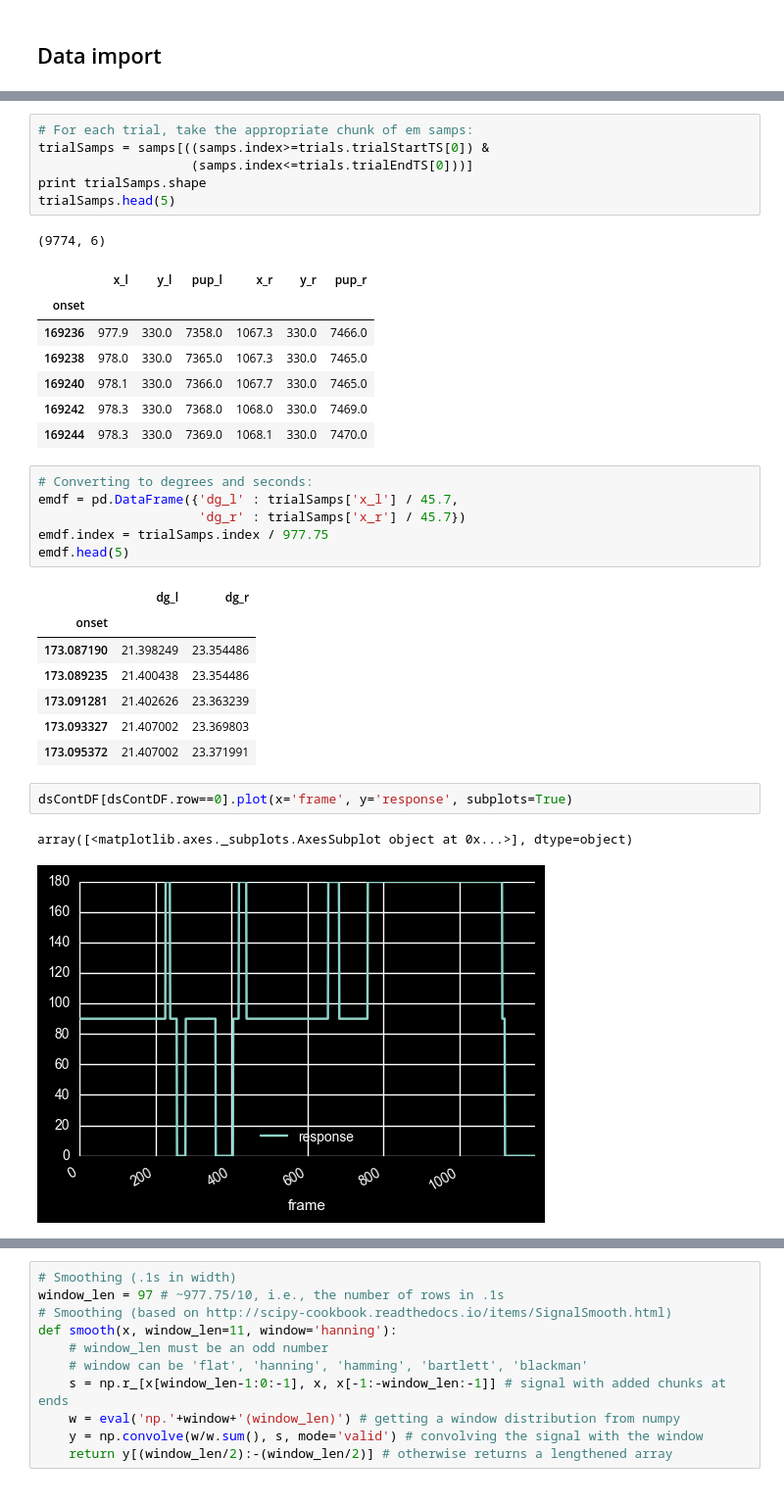
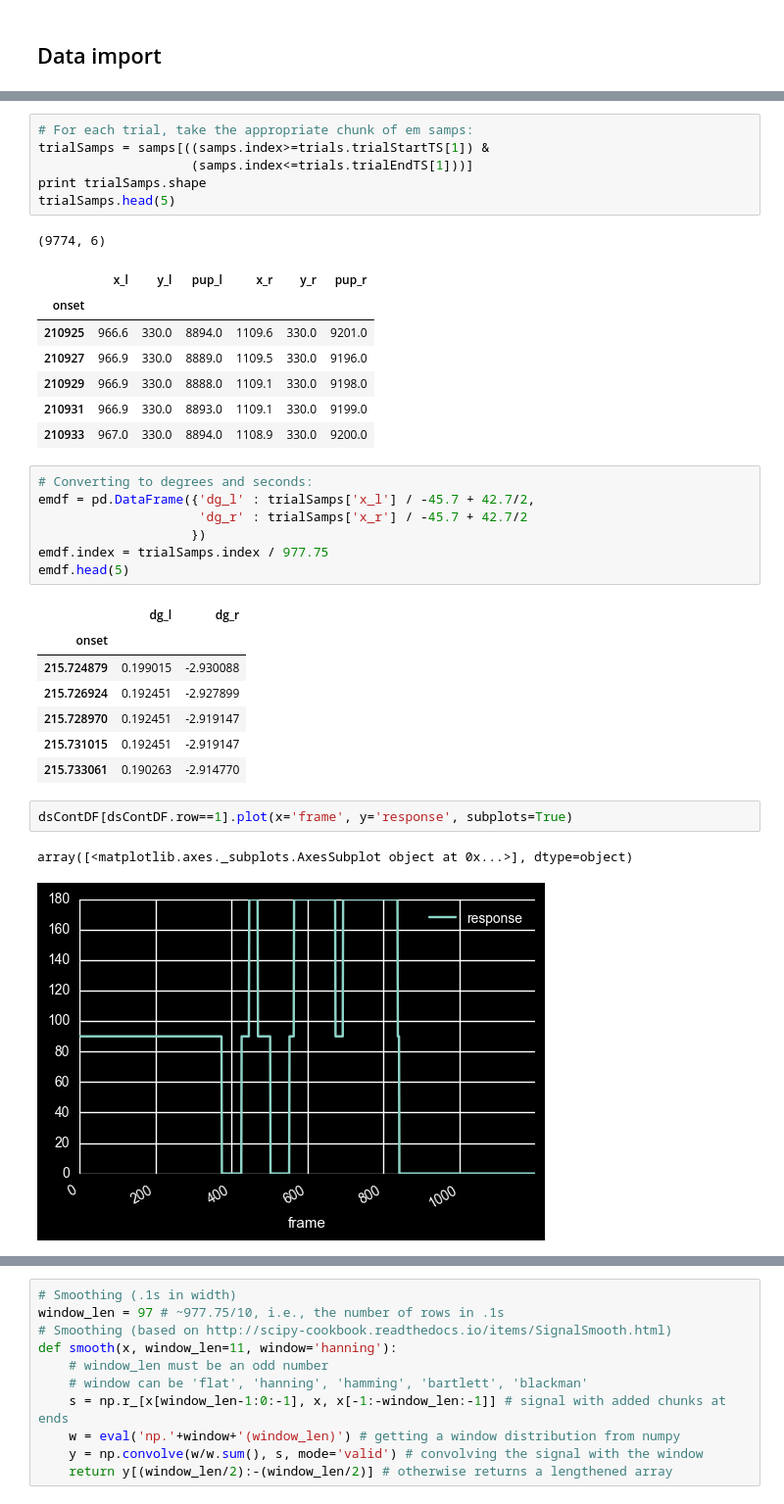
Before and after one commit to egorananyev/dg, a Jupyter notebook: analysis/em.ipynb, the cells around one changed output, grey strips where cells are left out. Shown: that part at 98% size. Drawn from its saved outputs; the diff is of its cells as text.

```diff
--- a/analysis/em.ipynb
+++ b/analysis/em.ipynb
@@ -152,37 +149,38 @@ print trials.head(5)
 # %%
 # For each trial, take the appropriate chunk of em samps:
-trialSamps = samps[((samps.index>=trials.trialStartTS[0]) &
-                    (samps.index<=trials.trialEndTS[0]))]
+trialSamps = samps[((samps.index>=trials.trialStartTS[1]) &
+                    (samps.index<=trials.trialEndTS[1]))]
 print trialSamps.shape
 trialSamps.head(5)
 # %% [output]
 (9774, 6)
 |  | x_l | y_l | pup_l | x_r | y_r | pup_r |
 | onset |  |  |  |  |  |  |
-| 169236 | 977.9 | 330.0 | 7358.0 | 1067.3 | 330.0 | 7466.0 |
-| 169238 | 978.0 | 330.0 | 7365.0 | 1067.3 | 330.0 | 7465.0 |
-| 169240 | 978.1 | 330.0 | 7366.0 | 1067.7 | 330.0 | 7465.0 |
-| 169242 | 978.3 | 330.0 | 7368.0 | 1068.0 | 330.0 | 7469.0 |
-| 169244 | 978.3 | 330.0 | 7369.0 | 1068.1 | 330.0 | 7470.0 |
+| 210925 | 966.6 | 330.0 | 8894.0 | 1109.6 | 330.0 | 9201.0 |
+| 210927 | 966.9 | 330.0 | 8889.0 | 1109.5 | 330.0 | 9196.0 |
+| 210929 | 966.9 | 330.0 | 8888.0 | 1109.1 | 330.0 | 9198.0 |
+| 210931 | 966.9 | 330.0 | 8893.0 | 1109.1 | 330.0 | 9199.0 |
+| 210933 | 967.0 | 330.0 | 8894.0 | 1108.9 | 330.0 | 9200.0 |
 # %%
 # Converting to degrees and seconds:
-emdf = pd.DataFrame({'dg_l' : trialSamps['x_l'] / 45.7,
-                     'dg_r' : trialSamps['x_r'] / 45.7})
+emdf = pd.DataFrame({'dg_l' : trialSamps['x_l'] / -45.7 + 42.7/2,
+                     'dg_r' : trialSamps['x_r'] / -45.7 + 42.7/2
+                    })
 emdf.index = trialSamps.index / 977.75
 emdf.head(5)
 # %% [output]
 |  | dg_l | dg_r |
 | onset |  |  |
-| 173.087190 | 21.398249 | 23.354486 |
-| 173.089235 | 21.400438 | 23.354486 |
-| 173.091281 | 21.402626 | 23.363239 |
-| 173.093327 | 21.407002 | 23.369803 |
-| 173.095372 | 21.407002 | 23.371991 |
+| 215.724879 | 0.199015 | -2.930088 |
+| 215.726924 | 0.192451 | -2.927899 |
+| 215.728970 | 0.192451 | -2.919147 |
+| 215.731015 | 0.192451 | -2.919147 |
+| 215.733061 | 0.190263 | -2.914770 |
 # %%
-dsContDF[dsContDF.row==0].plot(x='frame', y='response', subplots=True)
+dsContDF[dsContDF.row==1].plot(x='frame', y='response', subplots=True)
 # %% [output]
 array([<matplotlib.axes._subplots.AxesSubplot object at 0x...>], dtype=object)
-[figure, old version]
+[figure, new version]
 # %%
 emdf.plot(y='dg_l')
 # %% [output]
```
Also changed, not shown: parts of 10 cells of this notebook, 2 other files.
